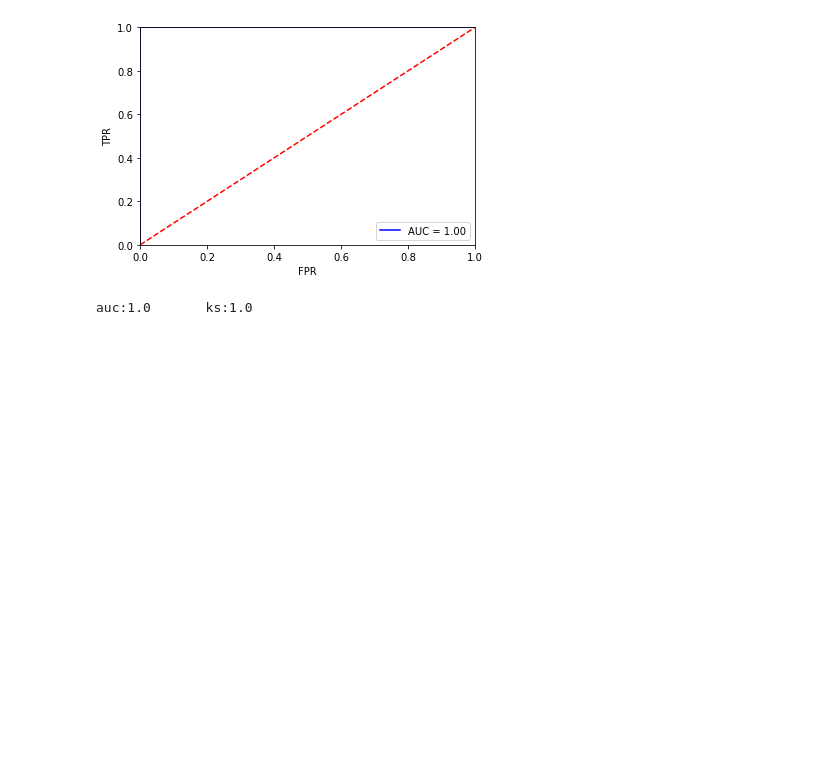
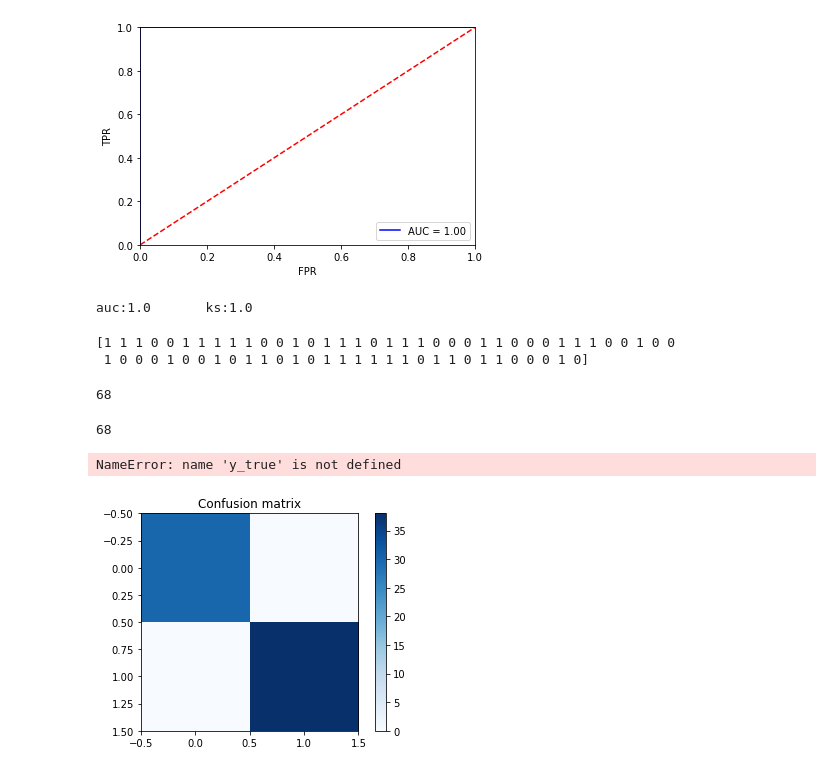
Before and after one commit to Varun-Naik/Alzheimers-Prediction-Application, a Jupyter notebook: Alzheimer's ML Model 2.0.ipynb, the cells around one changed output. Drawn from its saved outputs; the diff is of its cells as text; code cells hidden in the pictures; blank space fills up the shorter version.

Commit message:
New inputs, changes prediction result

```diff
--- a/Alzheimer's ML Model 2.0.ipynb
+++ b/Alzheimer's ML Model 2.0.ipynb
@@ -467,3 +467,39 @@ print("auc:{}       ks:{}".format(ROC_AUC.round(2),ks))
 auc:1.0       ks:1.0
 # %%
 #Conclusion: Based on the perfomance of different models, we should choose Random Forest model
+# %%
+#test_input = np.array([2,182,0,66,13,2.0,30.0,0.0,1506,0.740,1.165])
+#test_input = np.array([4,2288,0,76,14,3.0,29.0,0.0,1490,0.774,1.178])
+#print(test_input)
+#y_pred= random_forest_model.predict(test_input.reshape(1, -1))
+y_pred= random_forest_model.predict(X_test)
+print(y_pred)
+# %% [output]
+[1 1 1 0 0 1 1 1 1 1 0 0 1 0 1 1 1 0 1 1 1 0 0 0 1 1 0 0 0 1 1 1 0 0 1 0 0
+ 1 0 0 0 1 0 0 1 0 1 1 0 1 0 1 1 1 1 1 1 0 1 1 0 1 1 0 0 0 1 0]
+# %%
+y_pred.size
+# %% [output]
+68
+# %%
+y_test.size
+# %% [output]
+68
+# %%
+from sklearn.metrics import confusion_matrix
+# generate confusion matrix
+cm = confusion_matrix(y_test, y_pred)
+
+# plot confusion matrix
+plt.imshow(cm, interpolation='nearest', cmap=plt.cm.Blues)
+plt.title('Confusion matrix')
+plt.colorbar()
+tick_marks = np.arange(len(set(y_true))) # number of classes
+plt.xticks(tick_marks, [0, 1])
+plt.yticks(tick_marks, [0, 1])
+plt.xlabel('Predicted')
+plt.ylabel('True')
+plt.show()
+# %% [output]
+NameError: name 'y_true' is not defined
+[figure, added]
```
Also changed, not shown: parts of 3 cells of this notebook, 4 other files.
